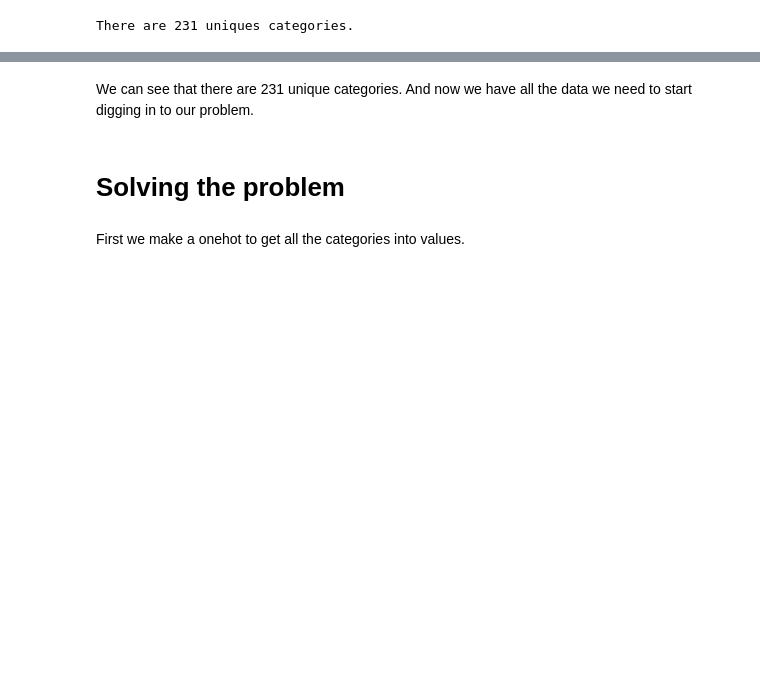
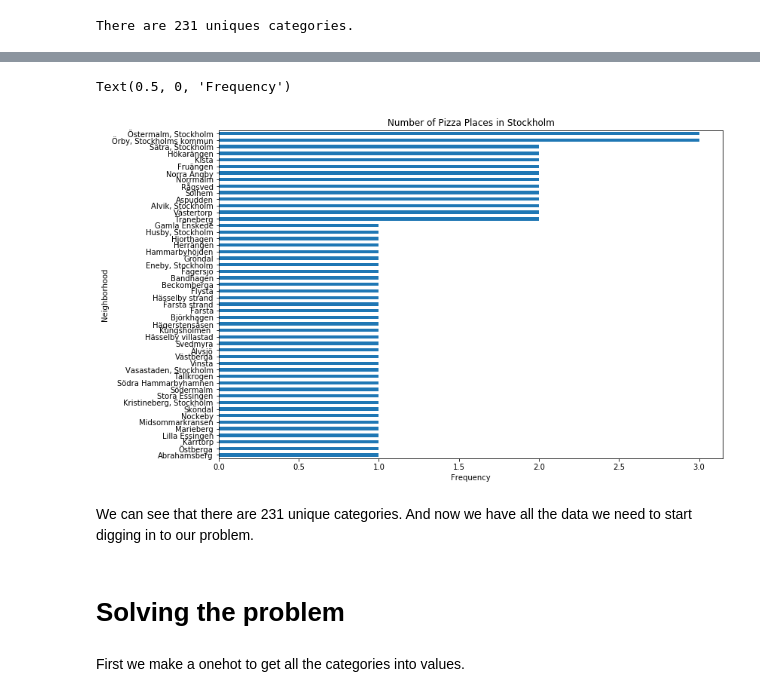
Before and after one commit to simonsjonneby/Coursera_Capstone, a Jupyter notebook: battle-of-neighborhoods.ipynb, the cells around one changed output, grey strips where cells are left out. Cells and saved outputs as stored; diff of their text form; code cells hidden in the pictures; blank space fills up the shorter version.

```diff
--- a/battle-of-neighborhoods.ipynb
+++ b/battle-of-neighborhoods.ipynb
@@ -325,0 +337,6 @@ There are 231 uniques categories.
+# %%
+pizza_places=sthlm_venues[['Neighborhood','Venue Category']]
+df=pizza_places.loc[pizza_places['Venue Category'] == 'Pizza Place']
+df_new=df.groupby('Neighborhood').count().astype('int32')
+df_new=df_new.sort_values('Venue Category')
+df_new
@@ -326,3 +362,14 @@ There are 231 uniques categories.
+# %%
+ax = df_new['Venue Category'].plot(kind='barh',
+                                    figsize=(12,8),
+                                    title="Number of Pizza Places in Stockholm"
+
+                                    )
+ax.set_ylabel("Neighborhood")
+ax.set_xlabel("Frequency")
+# %% [output]
+Text(0.5, 0, 'Frequency')
+[figure, added]
 # %% [markdown]
 We can see that there are 231 unique categories. And now we have all the data we need to start digging in to our problem.
 # %% [markdown]
```
Also changed, not shown: parts of 10 cells of this notebook.
